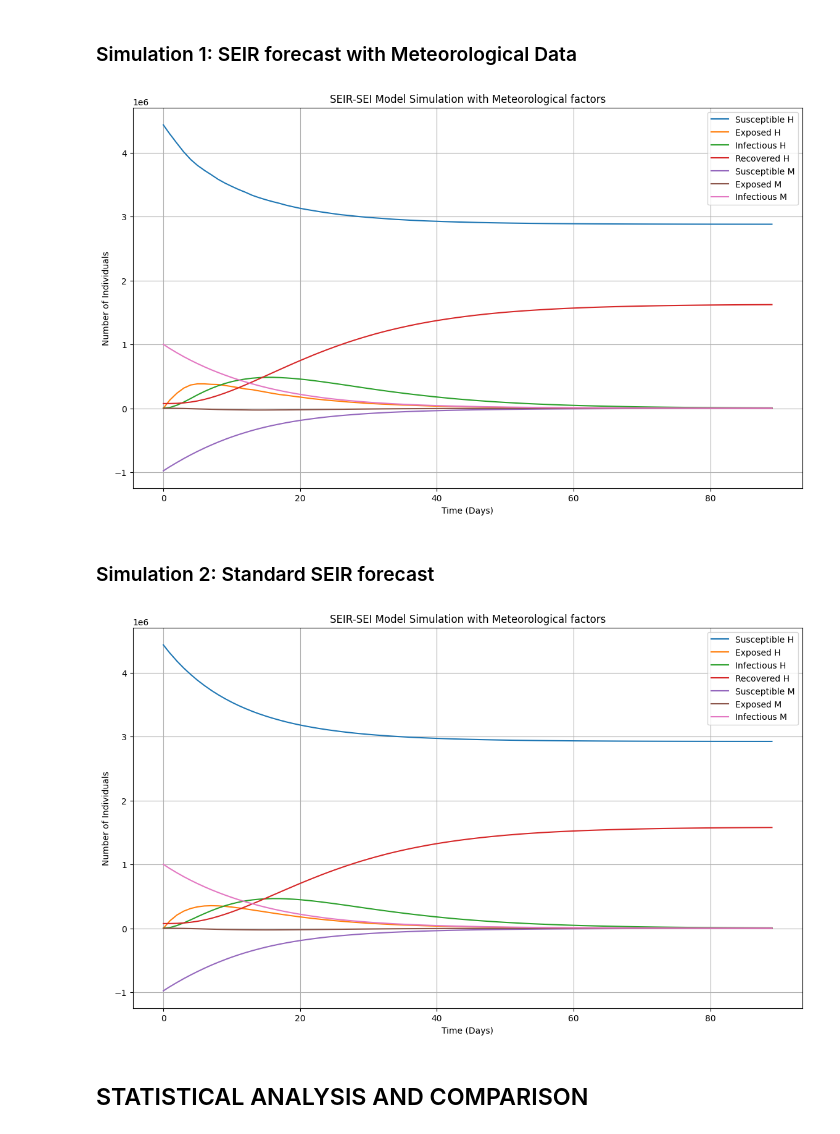
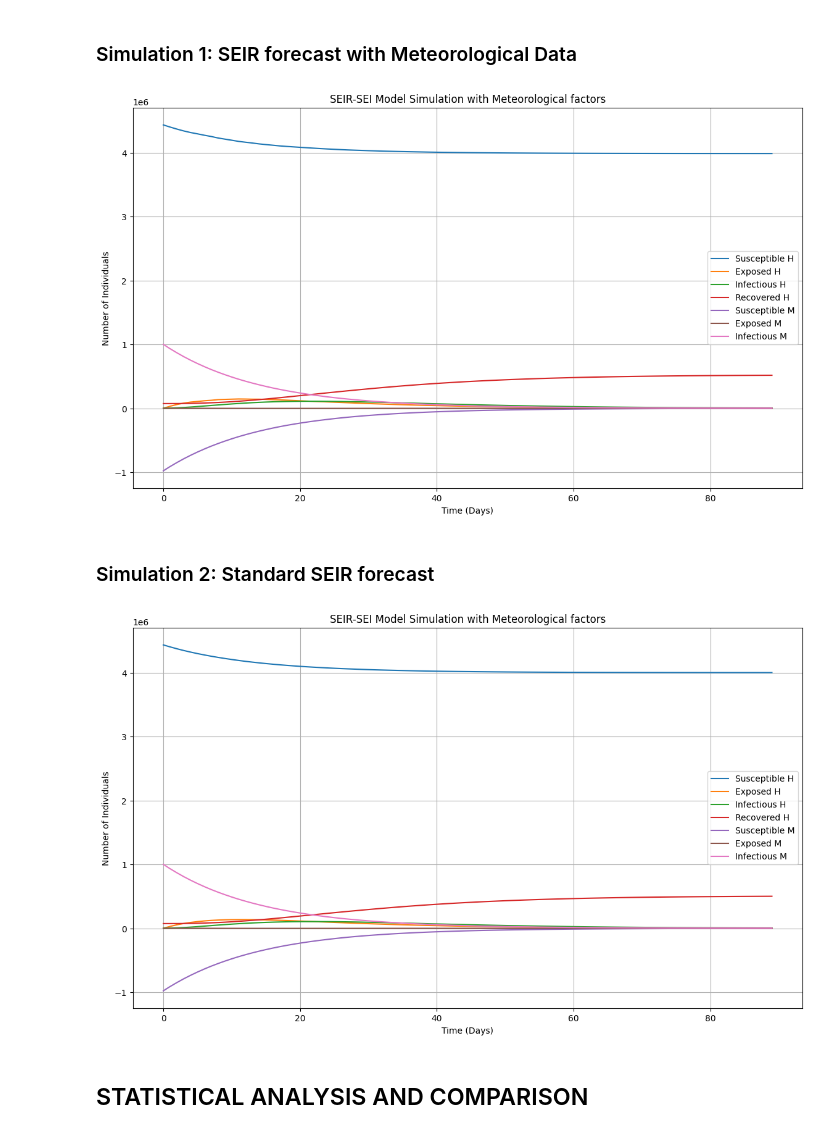
Before and after one commit to Codeit-Michael/Dengue-Case-Forecasting, a Jupyter notebook: 10yrData_Descriptive_Analysis/forecasting/sop1.ipynb, the cells around one changed output. Cells and saved outputs as stored; diff of their text form; code cells hidden in the pictures.

```diff
--- a/10yrData_Descriptive_Analysis/forecasting/sop1.ipynb
+++ b/10yrData_Descriptive_Analysis/forecasting/sop1.ipynb
@@ -75,14 +75,14 @@ def evaluate_model(y_true, y_pred):
 # %%
 dengue_cases = pd.read_csv('2023_cases_x_larvae.csv')
 
-beta_hv = 1/7       # Human-to-vector transmission rate
-sigma_h = 1/5       # Human incubation period (5 days)
+beta_hv = 1/30       # Human-to-vector transmission rate
+sigma_h = 1/10       # Human incubation period (5 days)
 gamma_h = 1/10      # Human infectious period (10 days)
 mu_h = 1/(70*365)   # Human life expectancy (70 years)
 A = 44.5            # Mosquito recruitment rate
 mu_m = 1/14         # Mosquito lifespan (14 days)
-beta_vh = 1/7       # Vector-to-human transmission rate
-sigma_m = 1/10      # Mosquito incubation period (10 days)
+beta_vh = 1/30       # Vector-to-human transmission rate
+sigma_m = 1/15      # Mosquito incubation period (10 days)
 
 # human cases primary value
 N_h =  dengue_cases['Total_Population'].iloc[-1]
@@ -155,7 +155,7 @@ for i in range(len(monthly_ave_temp)):
 solution_meteo = odeint(seir_sei_meteo, y0, time_array, args=(beta_hv, sigma_h, gamma_h, mu_h, A, mu_m, beta_vh, sigma_m, temp_daily, rain_daily, humidity_daily))
 simulated_cases_meteo = solution_meteo[:, 2] # Index 2 is the 'I' (Infected) compartment
 
-Sh, Eh, Ih, Rh, Sm, Em, Im = solution_meteo.T # Transpose the solution to get S, E, I, R as separate arrays
+Sh, Eh, Ih, Rh, Sm, Em, Im = solution_meteo.T # Transpose the solution to get S, E, I, R, S, E, I as separate arrays
 
 # --- Plot the Results ---
 plt.figure(figsize=(14, 8))
@@ -173,32 +173,45 @@ plt.legend()
 plt.grid(True)
 plt.show()
 # %% [output]
-[figure, old version]
+[figure, new version]
 # %% [markdown]
 ### Simulation 2: Standard SEIR forecast
 # %%
 solution = odeint(seir_sei_model, y0, time_array, args=(beta_hv, sigma_h, gamma_h, mu_h, A, mu_m, beta_vh, sigma_m))
 simulated_cases_no_meteo = solution[:, 2] # Index 2 is the 'I' (Infected) compartment
 
-Sh, Eh, Ih, Rh, Sm, Em, Im = solution.T # Transpose the solution to get S, E, I, R as separate arrays
+Sh, Eh, Ih, Rh, Sm, Em, Im = solution.T # Transpose the solution to get S, E, I, R, S, E, I as separate arrays
+
+SEIR_SEI = pd.DataFrame({
+    'Sh': Sh,
+    'Eh': Eh,
+    'Ih': Ih,
+    'Rh': Rh,
+    'Sm': Sm,
+    'Em': Em,
+    'Im': Im
+})
+
+SEIR_SEI.to_csv('SEIR-SEI.csv', mode='w', index=False)
+
 
 # --- Plot the Results ---
 plt.figure(figsize=(14, 8))
 plt.plot(time_array, Sh, label='Susceptible H')
 plt.plot(time_array, Eh, label='Exposed H')
 plt.plot(time_array, Ih, label='Infectious H')
 plt.plot(time_array, Rh, label='Recovered H')
 plt.plot(time_array, Sm, label='Susceptible M')
 plt.plot(time_array, Em, label='Exposed M')
 plt.plot(time_array, Im, label='Infectious M')
 plt.xlabel('Time (Days)')
 plt.ylabel('Number of Individuals')
 plt.title('SEIR-SEI Model Simulation with Meteorological factors')
 plt.legend()
 plt.grid(True)
 plt.show()
 # %% [output]
-[figure, old version]
+[figure, new version]
 # %%
 # Observed data (using our actual data from the past `t` days)
 dc = pd.read_csv('cleaned_dengue_data.csv')
```
Also changed, not shown: parts of 1 cell of this notebook, 5 other files.
